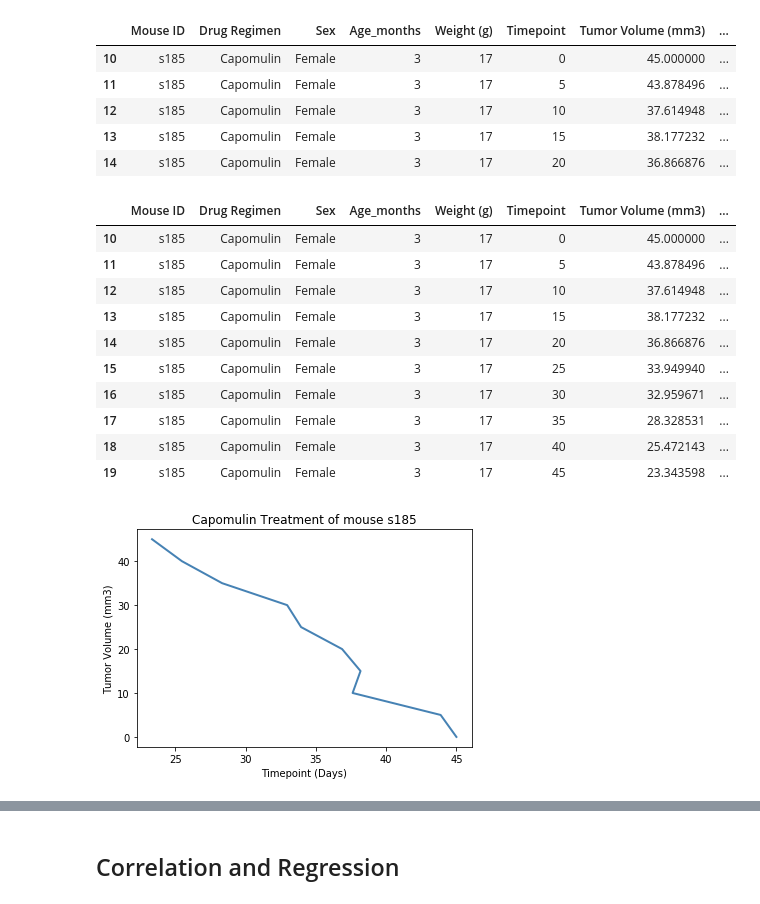
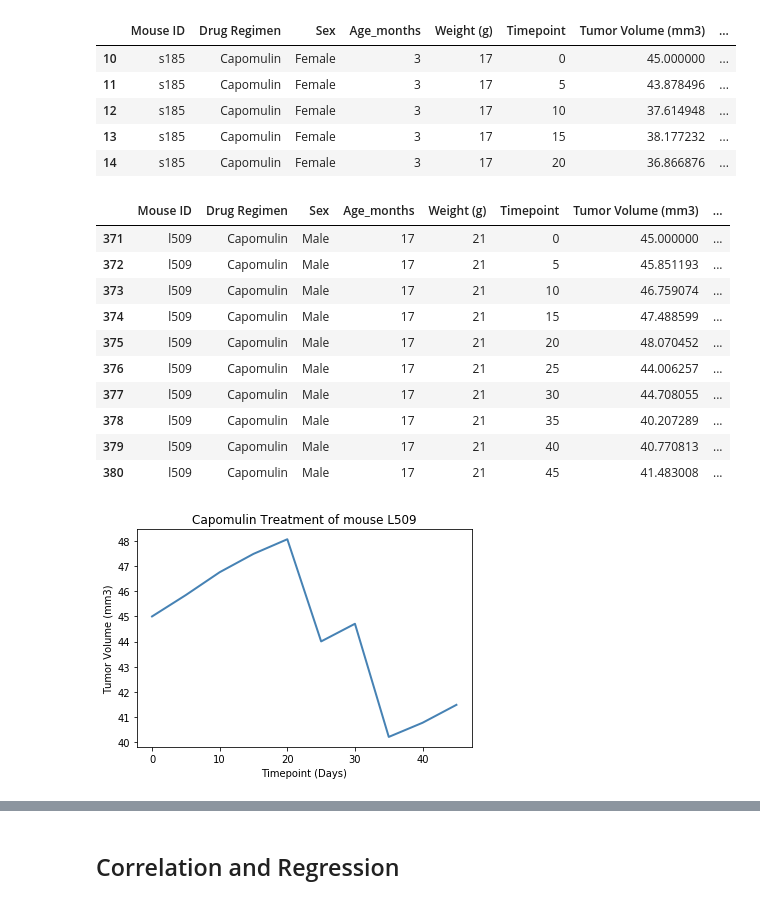
Before and after one commit to annajesus/Matplotlib-challenge, a Jupyter notebook: pymaceuticals_final.ipynb, the cells around one changed output, grey strips where cells are left out. Saved outputs shown, nothing was run; the diff lists cells and outputs as text; code cells hidden in the pictures.

```diff
--- a/pymaceuticals_starter-Copy1.ipynb
+++ b/pymaceuticals_final.ipynb
@@ -299,34 +302,34 @@ capomulin_mice_df.head()
 | 14 | s185 | Capomulin | Female | 3 | 17 | 20 | 36.866876 | ... |
 # %%
 #assign a variable for that mouse
-mouse_s185 = capomulin_mice_df.loc[capomulin_mice_df['Mouse ID'] == 's185']
-mouse_s185
+mouse_l509 = capomulin_mice_df.loc[capomulin_mice_df['Mouse ID'] == 'l509']
+mouse_l509
 # %% [output]
 |  | Mouse ID | Drug Regimen | Sex | Age_months | Weight (g) | Timepoint | Tumor Volume (mm3) | ... |
-| 10 | s185 | Capomulin | Female | 3 | 17 | 0 | 45.000000 | ... |
-| 11 | s185 | Capomulin | Female | 3 | 17 | 5 | 43.878496 | ... |
-| 12 | s185 | Capomulin | Female | 3 | 17 | 10 | 37.614948 | ... |
-| 13 | s185 | Capomulin | Female | 3 | 17 | 15 | 38.177232 | ... |
-| 14 | s185 | Capomulin | Female | 3 | 17 | 20 | 36.866876 | ... |
-| 15 | s185 | Capomulin | Female | 3 | 17 | 25 | 33.949940 | ... |
-| 16 | s185 | Capomulin | Female | 3 | 17 | 30 | 32.959671 | ... |
-| 17 | s185 | Capomulin | Female | 3 | 17 | 35 | 28.328531 | ... |
-| 18 | s185 | Capomulin | Female | 3 | 17 | 40 | 25.472143 | ... |
-| 19 | s185 | Capomulin | Female | 3 | 17 | 45 | 23.343598 | ... |
+| 371 | l509 | Capomulin | Male | 17 | 21 | 0 | 45.000000 | ... |
+| 372 | l509 | Capomulin | Male | 17 | 21 | 5 | 45.851193 | ... |
+| 373 | l509 | Capomulin | Male | 17 | 21 | 10 | 46.759074 | ... |
+| 374 | l509 | Capomulin | Male | 17 | 21 | 15 | 47.488599 | ... |
+| 375 | l509 | Capomulin | Male | 17 | 21 | 20 | 48.070452 | ... |
+| 376 | l509 | Capomulin | Male | 17 | 21 | 25 | 44.006257 | ... |
+| 377 | l509 | Capomulin | Male | 17 | 21 | 30 | 44.708055 | ... |
+| 378 | l509 | Capomulin | Male | 17 | 21 | 35 | 40.207289 | ... |
+| 379 | l509 | Capomulin | Male | 17 | 21 | 40 | 40.770813 | ... |
+| 380 | l509 | Capomulin | Male | 17 | 21 | 45 | 41.483008 | ... |
 # %%
 #collect the tumore volume data for mouse s185
-tumor_vol_s185 = mouse_s185['Tumor Volume (mm3)']
+tumor_vol_l509 = mouse_l509['Tumor Volume (mm3)']
 
 #collect the timepoint data for mouse s185
-timepoint_s185 = mouse_s185['Timepoint']
+timepoint_l509 = mouse_l509['Timepoint']
 # %%
-plot_s185 = plt.plot(tumor_vol_s185, timepoint_s185, color='steelblue', linewidth=2)
+plot_l509 = plt.plot(timepoint_l509, tumor_vol_l509, color='steelblue', linewidth=2)
 
-plt.title('Capomulin Treatment of mouse s185')
+plt.title('Capomulin Treatment of mouse L509')
 plt.xlabel('Timepoint (Days)')
 plt.ylabel('Tumor Volume (mm3)')
 plt.show()
 # %% [output]
-[figure, old version]
+[figure, new version]
 # %%
 # Generate a scatter plot of average tumor volume vs. mouse weight for the Capomulin regimen
```
Also changed, not shown: parts of 9 cells of this notebook, 2 other files.
